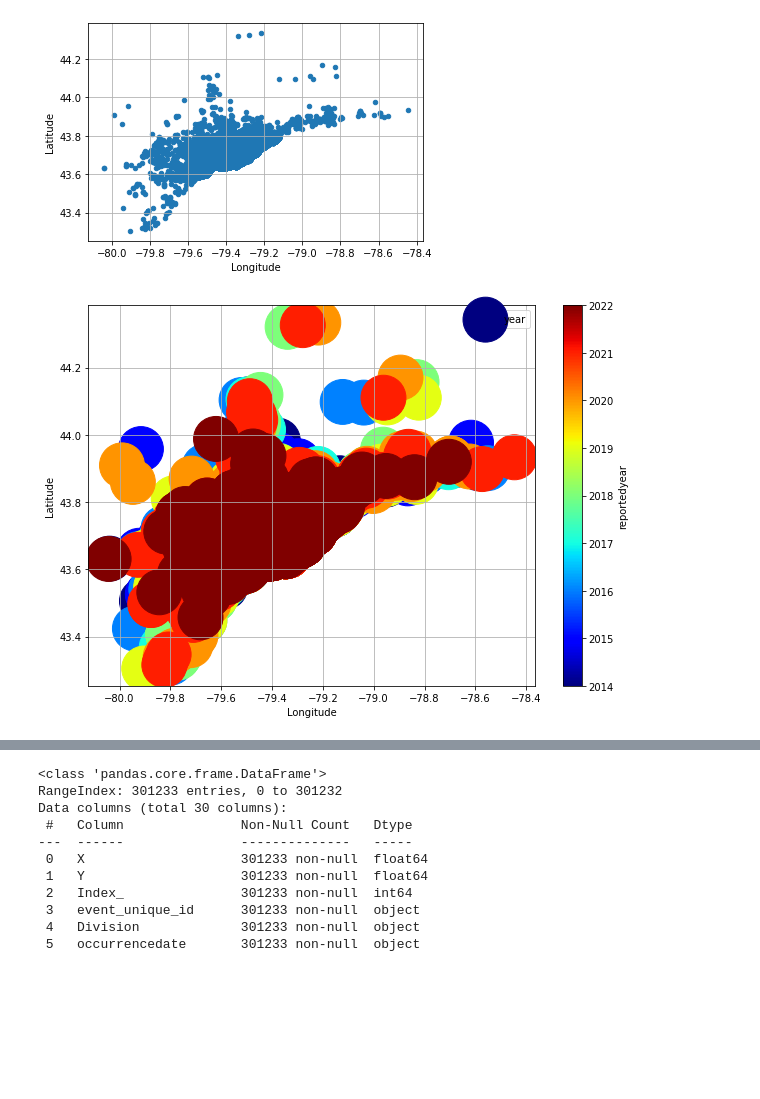
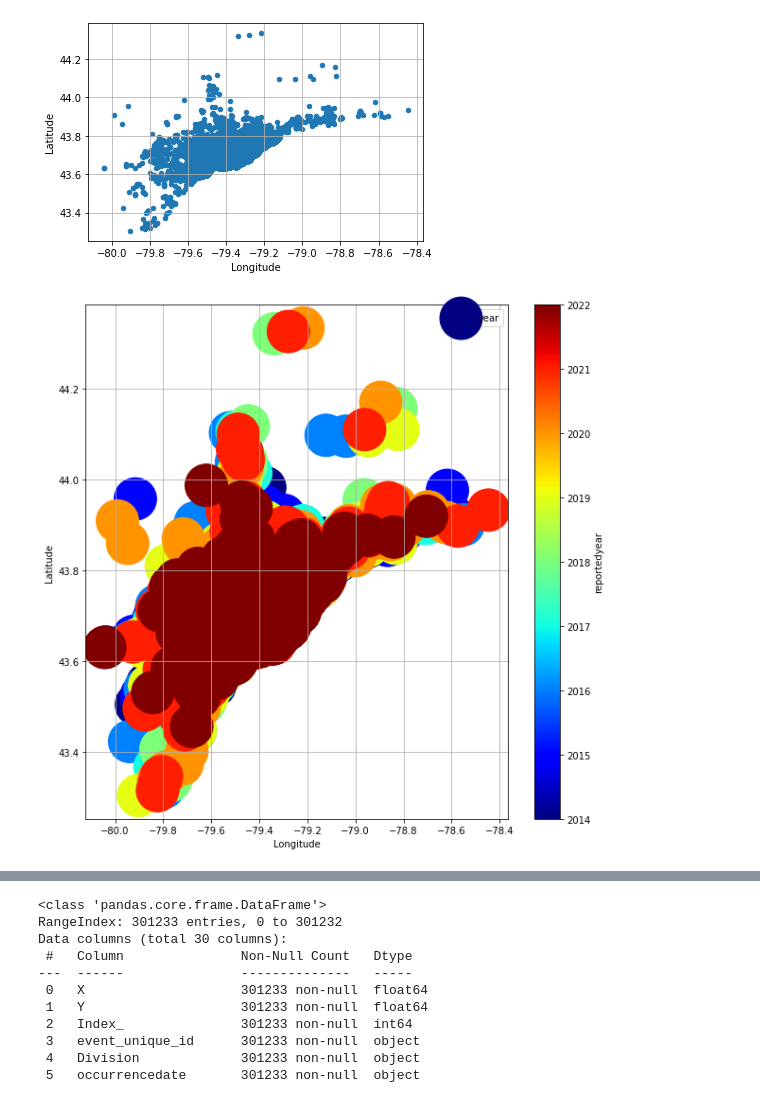
Before and after one commit to sanoliv/SCS_3253_061-Machine-Learning, a Jupyter notebook: Toronto_Police_Major_Crime_Indicators_MCI.ipynb, the cells around one changed output, grey strips where cells are left out. Cells and saved outputs as stored; diff of their text form; code cells hidden in the pictures; blank space fills up the shorter version.

```diff
--- a/Toronto_Police_Major_Crime_Indicators_MCI.ipynb
+++ b/Toronto_Police_Major_Crime_Indicators_MCI.ipynb
@@ -322,15 +336,14 @@ plt.show()
 # %% [output]
 [figure]
 # %%
-### Replace ZERO values for NaN = Not a number
-### I am missing a value variable, so for testing purposes I used reportedyear field LOL!!!
+### Exploring the data to gain insigths
+### Ploting Latitude + Longitude to visualize the data
 ###
-
 import matplotlib.pyplot as plt
 data.plot(kind="scatter", x="Longitude", y="Latitude", grid=True,
           s=data["reportedyear"], label = "year",
           c="reportedyear", cmap="jet", colorbar=True,
-          legend=True, sharex=False, figsize=(10,7))
+          legend=True, sharex=False, figsize=(10,10))
 plt.show()
 # %% [output]
-[figure, old version]
+[figure, new version]
```
Also changed, not shown: parts of 8 cells of this notebook.
